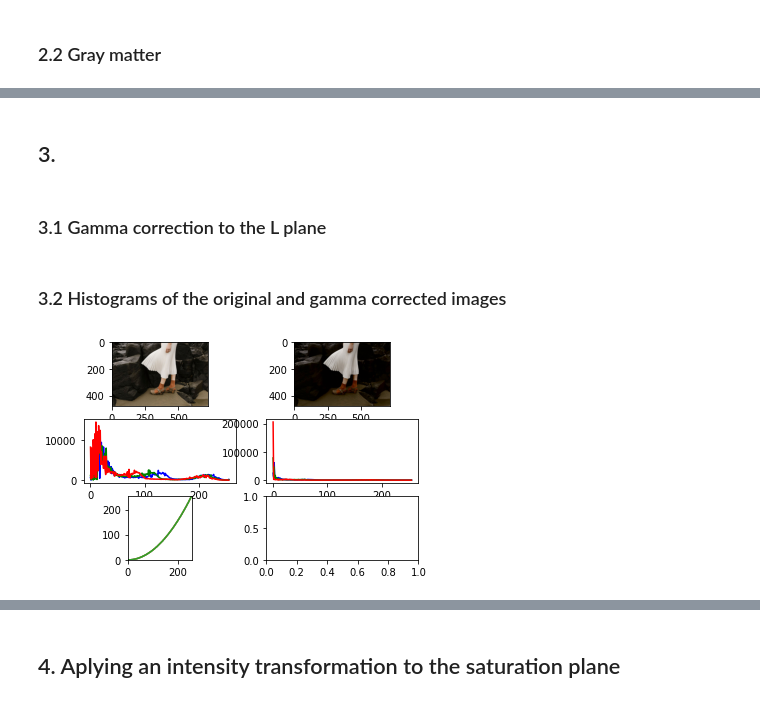
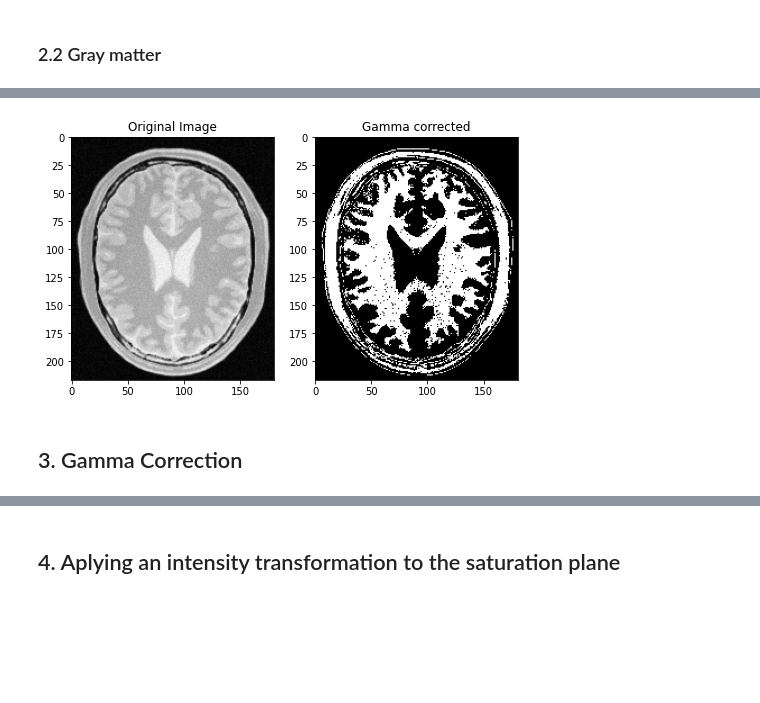
Before and after one commit to UlinduP/EN3160_Image_Processing_and_Machine_Vision, a Jupyter notebook: assignment_01.ipynb, the cells around one changed output, grey strips where cells are left out. Cells and saved outputs as stored; diff of their text form; code cells hidden in the pictures; blank space fills up the shorter version.

```diff
--- a/assignment_01.ipynb
+++ b/assignment_01.ipynb
@@ -115,4 +110,17 @@ cv.destroyAllWindows()
+# %%
+img_orig=cv.imread ('images/BrainProtonDensitySlice9.png',cv.IMREAD_GRAYSCALE)
+assert img_orig is not None
+
+fig, ax = plt.subplots(1, 2, figsize=(8, 8))
+ax[0].imshow(img_orig, cmap='gray')  # Display grayscale image
+ax[0].set_title('Original Image')
+
+image_transformed = cv.LUT(img_orig, transform)
+ax[1].imshow(image_transformed, cmap='gray')  # Display grayscale transformed image
+ax[1].set_title('Gamma corrected')
+
+plt.show()
+# %% [output]
+[figure, added]
 # %% [markdown]
-## 3.
+## 3. Gamma Correction
-# %% [markdown]
-### 3.1 Gamma correction to the L plane
@@ -131,21 +126,0 @@ img_gamma[:,:,0] = L_plane_gamma
-# %% [markdown]
-### 3.2 Histograms of the original and gamma corrected images
-# %%
-img_orig = cv.cvtColor(img_orig , cv.COLOR_LAB2RGB)
-img_gamma = cv.cvtColor(img_gamma, cv.COLOR_LAB2RGB)
-
-f,axarr = plt.subplots(3,2)
-axarr[0,0].imshow(img_orig)
-axarr[0,1].imshow(img_gamma)
-color=('b','g','r')
-for i,c in enumerate(color):
-    hist_orig = cv.calcHist([img_orig],[i],None,[256],[0, 256])
-    axarr[1,0].plot(hist_orig,color=c)
-    hist_gamma = cv.calcHist([img_gamma], [i], None,[256],[0, 256])
-    axarr[1,1].plot(hist_gamma , color=c)
-    axarr[2,0].plot(table)
-    axarr[2,0].set_xlim(0,255)
-    axarr[2,0].set_ylim(0,255)
-    axarr[2,0].set_aspect('equal')
-# %% [output]
-[figure, removed]
```
Also changed, not shown: parts of 25 cells of this notebook, 2 other files.
